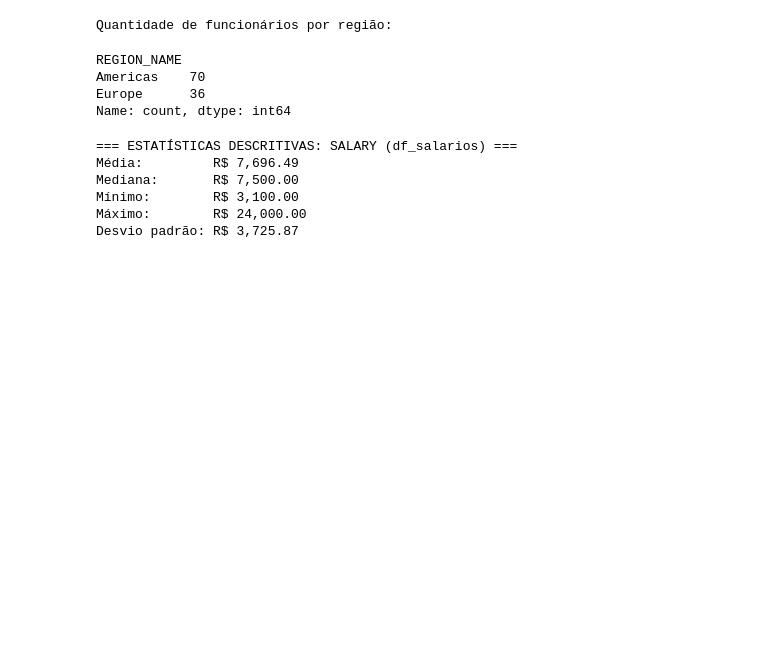
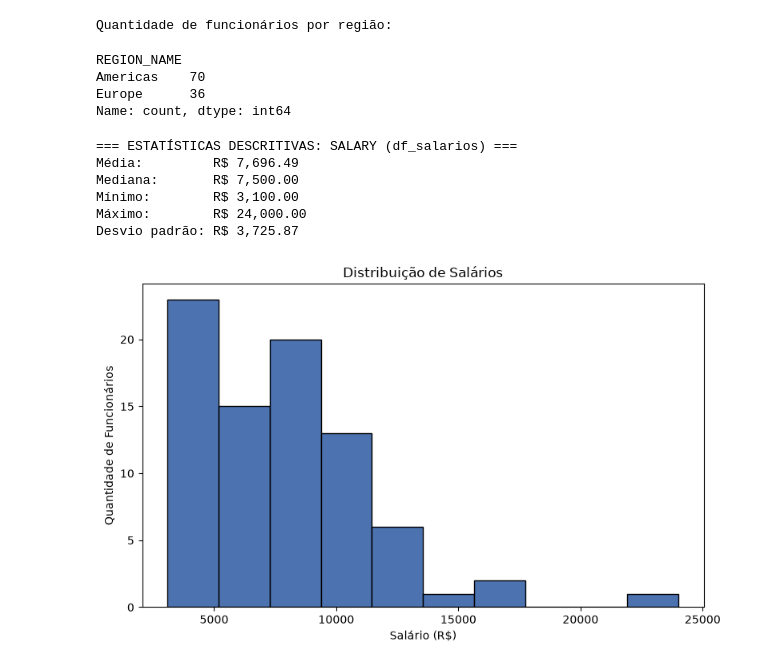
Before and after one commit to line26txs-boop/bi-hr-freesql-analysis, a Jupyter notebook: analysis/eda_salarios_rh.ipynb, the cells around one changed output. Cells and saved outputs as stored; diff of their text form; code cells hidden in the pictures; blank space fills up the shorter version.

```diff
--- a/analysis/eda_salarios_rh.ipynb
+++ b/analysis/eda_salarios_rh.ipynb
@@ -164,3 +153,16 @@ Mediana:       R$ 7,500.00
 Mínimo:        R$ 3,100.00
 Máximo:        R$ 24,000.00
 Desvio padrão: R$ 3,725.87
+# %%
+import matplotlib.pyplot as plt
+
+plt.figure(figsize=(8, 5))
+plt.hist(df_salarios['SALARY'], bins=10, color='#4C72B0', edgecolor='black')
+plt.title('Distribuição de Salários')
+plt.xlabel('Salário (R$)')
+plt.ylabel('Quantidade de Funcionários')
+plt.tight_layout()
+plt.savefig('../images/histograma_salarios.png', dpi=150)
+plt.show()
+# %% [output]
+[figure, added]
```
Also changed, not shown: parts of 4 cells of this notebook, 4 other files.
